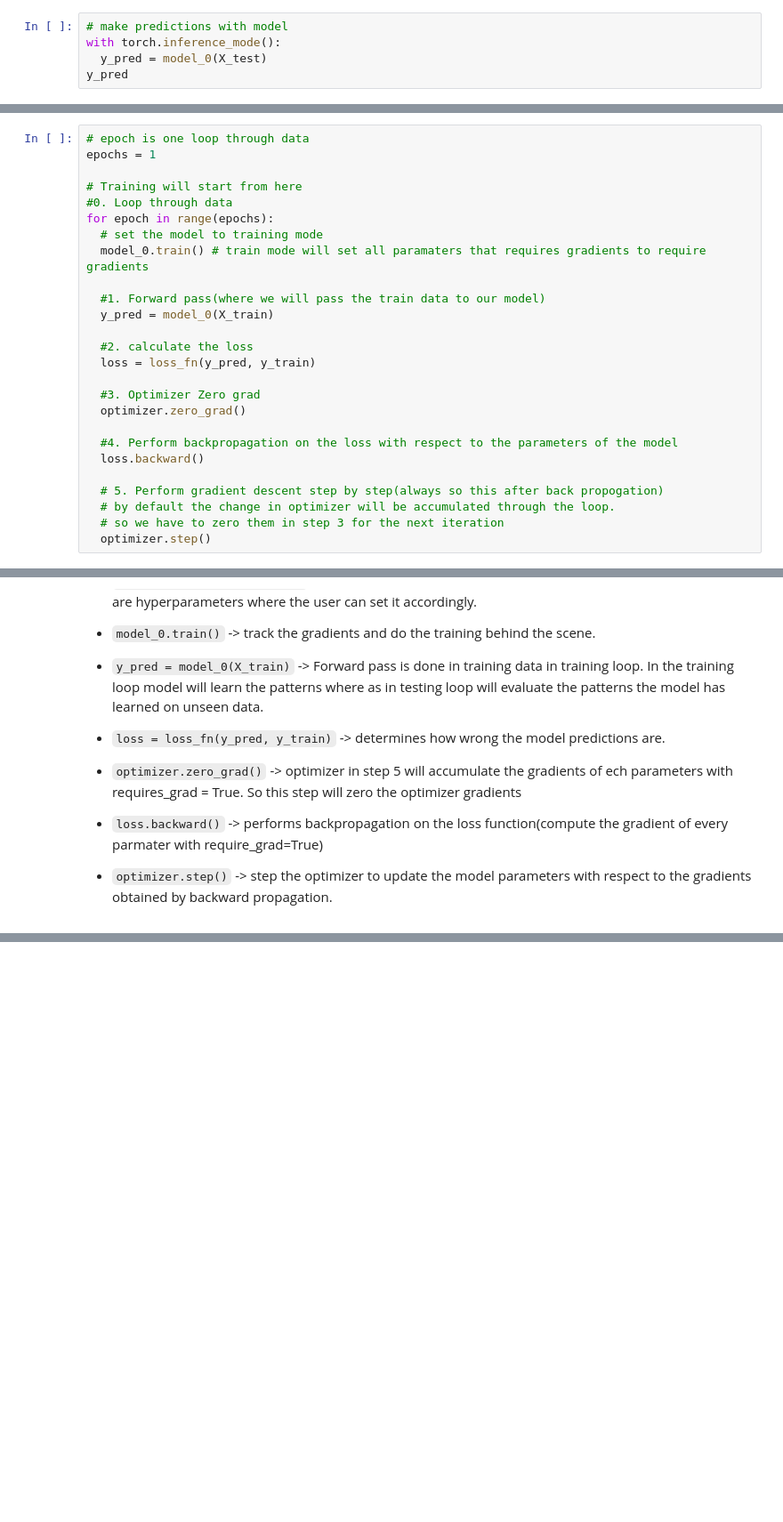
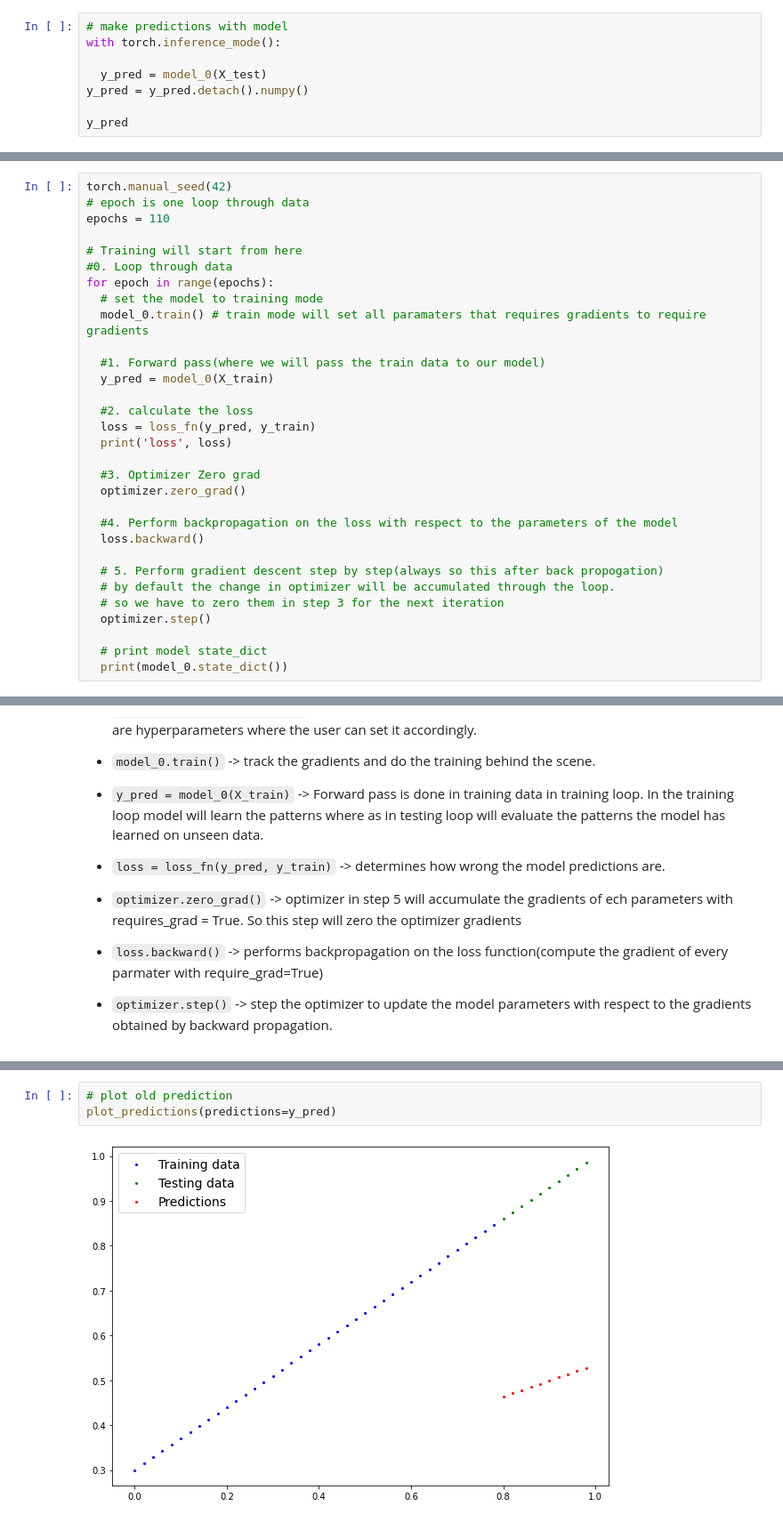
Before and after one commit to greeshmaunni1990/PyTorch-For-ML-DL, a Jupyter notebook: 01_pytorch_workflow_video.ipynb, the cells around one changed output, grey strips where cells are left out. Shown: that part at 89% size. Drawn from its saved outputs; the diff is of its cells as text; blank space fills up the shorter version.

```diff
--- a/01_pytorch_workflow_video.ipynb
+++ b/01_pytorch_workflow_video.ipynb
@@ -167,6 +167,9 @@ Data will be passed through `forward` method
 # %%
 # make predictions with model
 with torch.inference_mode():
+
   y_pred = model_0(X_test)
+y_pred = y_pred.detach().numpy()
+
 y_pred
 # %% [output]
@@ -246,8 +249,9 @@ Steps for training loop:
   * Loss backward - move backward through the network to calculate the gradients of each parameters with respect to the loss (**Backward Propagation**)
   * Optimizer- use the optimizer to adjust the model parameters to reduce the loss(**gradient descent**)
 # %%
+torch.manual_seed(42)
 # epoch is one loop through data
-epochs = 1
+epochs = 110
 
 # Training will start from here
 #0. Loop through data
@@ -260,6 +264,7 @@ for epoch in range(epochs):
 
   #2. calculate the loss
   loss = loss_fn(y_pred, y_train)
+  print('loss', loss)
 
   #3. Optimizer Zero grad
   optimizer.zero_grad()
@@ -271,3 +276,6 @@ for epoch in range(epochs):
   # by default the change in optimizer will be accumulated through the loop.
   # so we have to zero them in step 3 for the next iteration
   optimizer.step()
+
+  # print model state_dict
+  print(model_0.state_dict())
@@ -289,0 +321,5 @@ for epoch in range(epochs):
+# %%
+# plot old prediction
+plot_predictions(predictions=y_pred)
+# %% [output]
+[figure, added]
```
Also changed, not shown: parts of 5 cells of this notebook.
